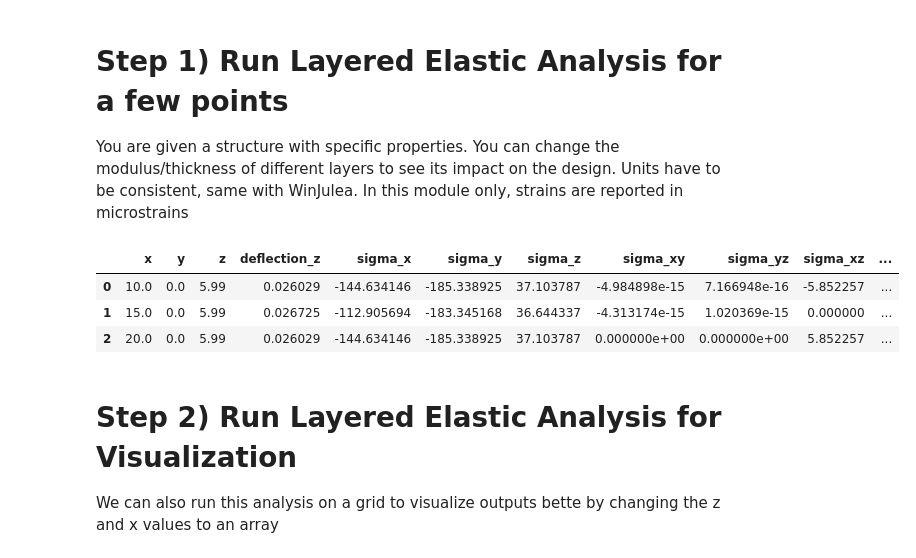
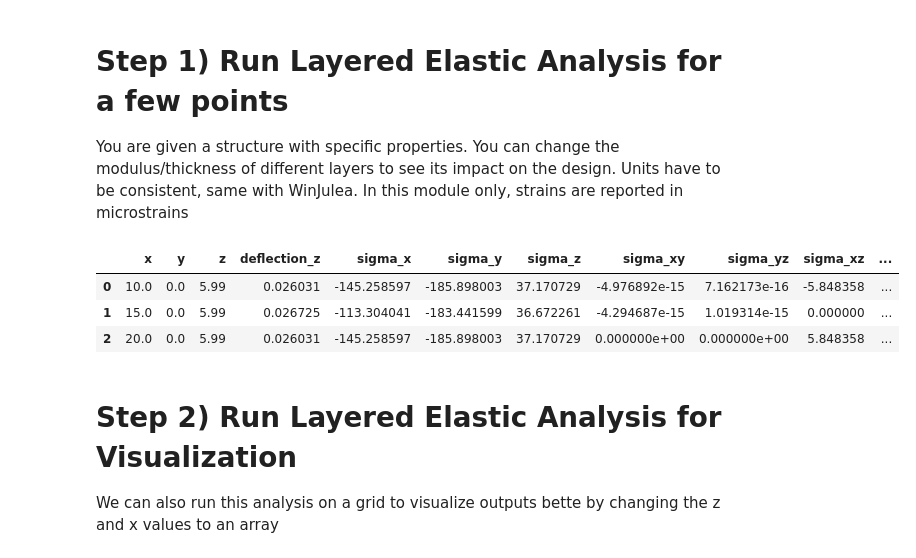
Before and after one commit to egemenokte/3DLayeredElastic, a Jupyter notebook: PythonLEA.ipynb, the cells around one changed output. Saved outputs shown, nothing was run; the diff lists cells and outputs as text; code cells hidden in the pictures.

```diff
--- a/PythonLEA.ipynb
+++ b/PythonLEA.ipynb
@@ -85,38 +85,39 @@ z =[5.99]                          # z (depth) query points (inch)
 download=False                     #download results as an excel file? [True or False]
 
 '''Function Layer3D returns RS dictionary with keys
 
 'deflection_z', 'sigma_x', 'sigma_y', 'sigma_z',
 'sigma_xy', 'sigma_yz', 'sigma_xz', 'eps_x',
 'eps_y', 'eps_z', 'eps_xy','eps_yz', 'eps_xz'
 
 each contains the response (key)
 at coordinates (y,x,z) --> RS[key][y,x,z]
 
 '''
 ###############################################################################
 
 ##### Layered elastic analysis settings. Do not change unless slow or unstable
 ZRO=7*1e-20                 # definition of zero to avoid division by zero
 isBD=np.ones(len(E))        # assumes fully bonded
 it = 1600                   # maximum number of iterations
-tolerance=0.001             # average percent error of query points
+tolerance=0.01             # average percent error of query points
+every=10                    # check for convergence every x steps
 #######
 print('Running Elastic Analysis...')
-RSO=Layer3D(L,LPos,a,x,y,z,H,E,nu,it,ZRO,isBD,tolerance,verbose=True)
+RSO=Layer3D(L,LPos,a,x,y,z,H,E,nu,it,ZRO,isBD,tolerance,verbose=True,every=every)
 print('Done')
 
 ## Save to a pandas dataset to display
 for i in range(10):
     clear_output(wait=True)
 
 DF=fewpoints(x,y,z,RSO,download) #Save as a dataframe and then display
 DF
 # %% [output]
 |  | x | y | z | deflection_z | sigma_x | sigma_y | sigma_z | sigma_xy | sigma_yz | sigma_xz | ... |
-| 0 | 10.0 | 0.0 | 5.99 | 0.026029 | -144.634146 | -185.338925 | 37.103787 | -4.984898e-15 | 7.166948e-16 | -5.852257 | ... |
-| 1 | 15.0 | 0.0 | 5.99 | 0.026725 | -112.905694 | -183.345168 | 36.644337 | -4.313174e-15 | 1.020369e-15 | 0.000000 | ... |
-| 2 | 20.0 | 0.0 | 5.99 | 0.026029 | -144.634146 | -185.338925 | 37.103787 | 0.000000e+00 | 0.000000e+00 | 5.852257 | ... |
+| 0 | 10.0 | 0.0 | 5.99 | 0.026031 | -145.258597 | -185.898003 | 37.170729 | -4.976892e-15 | 7.162173e-16 | -5.848358 | ... |
+| 1 | 15.0 | 0.0 | 5.99 | 0.026725 | -113.304041 | -183.441599 | 36.672261 | -4.294687e-15 | 1.019314e-15 | 0.000000 | ... |
+| 2 | 20.0 | 0.0 | 5.99 | 0.026031 | -145.258597 | -185.898003 | 37.170729 | 0.000000e+00 | 0.000000e+00 | 5.848358 | ... |
 # %% [markdown]
 # Step 2) Run Layered Elastic Analysis for Visualization
 We can also run this analysis on a grid to visualize outputs bette by changing the z and x values to an array
```
Also changed, not shown: parts of 7 cells of this notebook.
